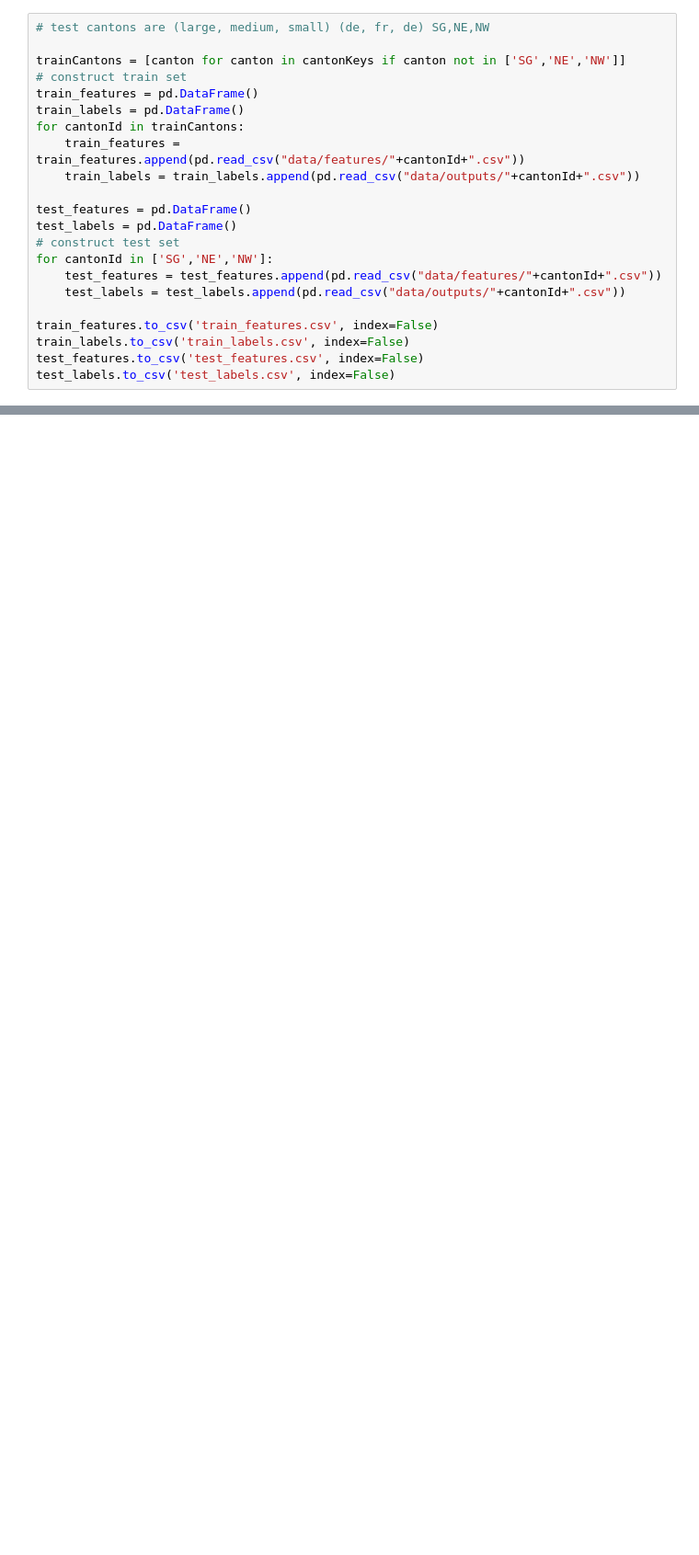
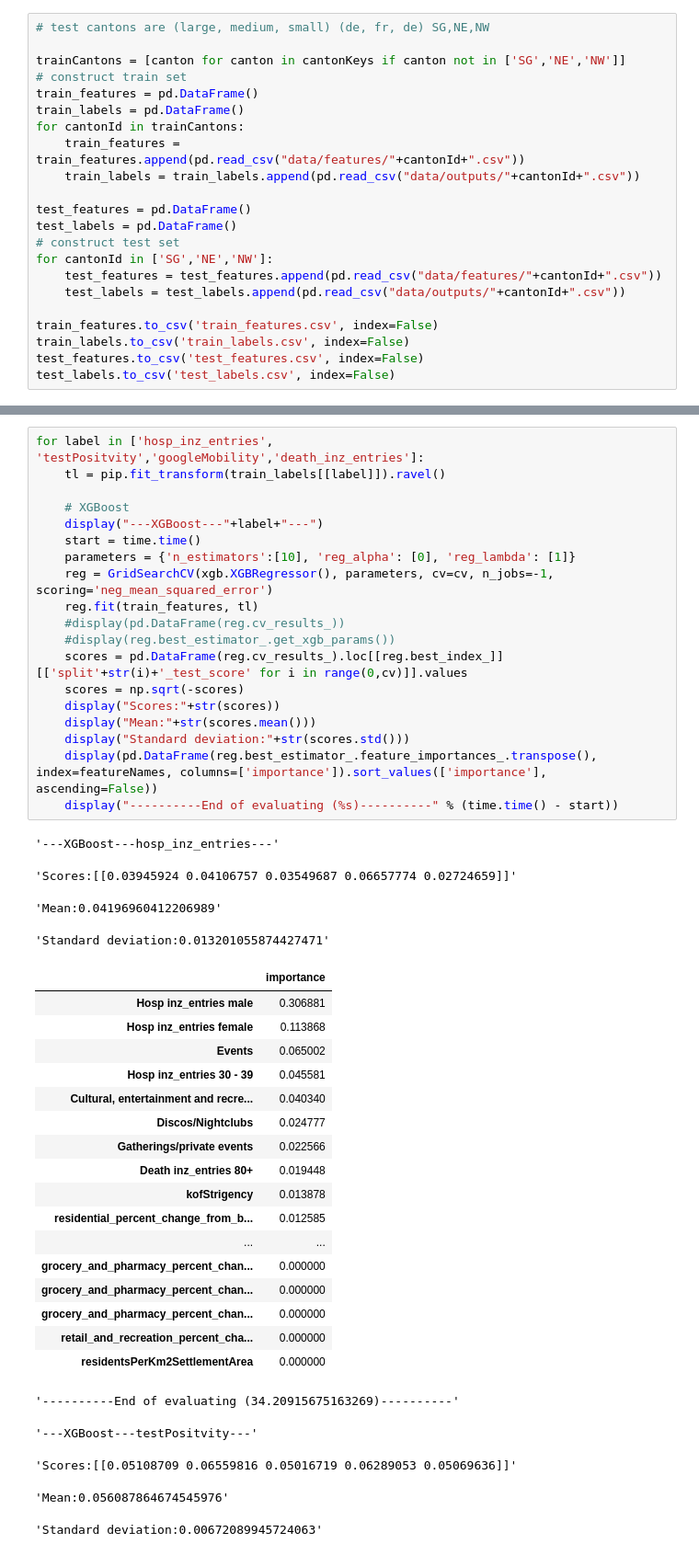
Before and after one commit to ratschlab/projects2021-bsc-thesis-scherer, a Jupyter notebook: MLModel.ipynb, the cells around one changed output, grey strips where cells are left out. Shown: that part at 92% size. Drawn from its saved outputs; the diff is of its cells as text; blank space fills up the shorter version.

```diff
--- a/MLModel.ipynb
+++ b/MLModel.ipynb
@@ -277,0 +482,46 @@ display(pd.DataFrame(reg.coef_.transpose(), index=featureNames, columns=['import
+# %%
+for label in ['hosp_inz_entries', 'testPositvity','googleMobility','death_inz_entries']:
+    tl = pip.fit_transform(train_labels[[label]]).ravel()
+
+    # XGBoost
+    display("---XGBoost---"+label+"---")
+    start = time.time()
+    parameters = {'n_estimators':[10], 'reg_alpha': [0], 'reg_lambda': [1]}
+    reg = GridSearchCV(xgb.XGBRegressor(), parameters, cv=cv, n_jobs=-1, scoring='neg_mean_squared_error')
+    reg.fit(train_features, tl)
+    #display(pd.DataFrame(reg.cv_results_))
+    #display(reg.best_estimator_.get_xgb_params())
+    scores = pd.DataFrame(reg.cv_results_).loc[[reg.best_index_]][['split'+str(i)+'_test_score' for i in range(0,cv)]].values
+    scores = np.sqrt(-scores)
+    display("Scores:"+str(scores))
+    display("Mean:"+str(scores.mean()))
+    display("Standard deviation:"+str(scores.std()))
+    display(pd.DataFrame(reg.best_estimator_.feature_importances_.transpose(), index=featureNames, columns=['importance']).sort_values(['importance'], ascending=False))
+    display("----------End of evaluating (%s)----------" % (time.time() - start))
+# %% [output]
+'---XGBoost---hosp_inz_entries---'
+'Scores:[[0.03945924 0.04106757 0.03549687 0.06657774 0.02724659]]'
+'Mean:0.04196960412206989'
+'Standard deviation:0.013201055874427471'
+|  | importance |
+| Hosp inz_entries male | 0.306881 |
+| Hosp inz_entries female | 0.113868 |
+| Events | 0.065002 |
+| Hosp inz_entries 30 - 39 | 0.045581 |
+| Cultural, entertainment and recre... | 0.040340 |
+| Discos/Nightclubs | 0.024777 |
+| Gatherings/private events | 0.022566 |
+| Death inz_entries 80+ | 0.019448 |
+| kofStrigency | 0.013878 |
+| residential_percent_change_from_b... | 0.012585 |
+| ... | ... |
+| grocery_and_pharmacy_percent_chan... | 0.000000 |
+| grocery_and_pharmacy_percent_chan... | 0.000000 |
+| grocery_and_pharmacy_percent_chan... | 0.000000 |
+| retail_and_recreation_percent_cha... | 0.000000 |
+| residentsPerKm2SettlementArea | 0.000000 |
+'----------End of evaluating (34.20915675163269)----------'
+'---XGBoost---testPositvity---'
+'Scores:[[0.05108709 0.06559816 0.05016719 0.06289053 0.05069636]]'
+'Mean:0.056087864674545976'
+'Standard deviation:0.00672089945724063'
```
Also changed, not shown: parts of 11 cells of this notebook.
